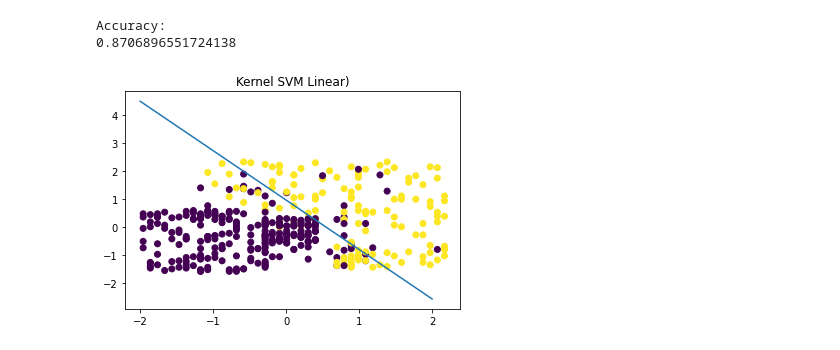
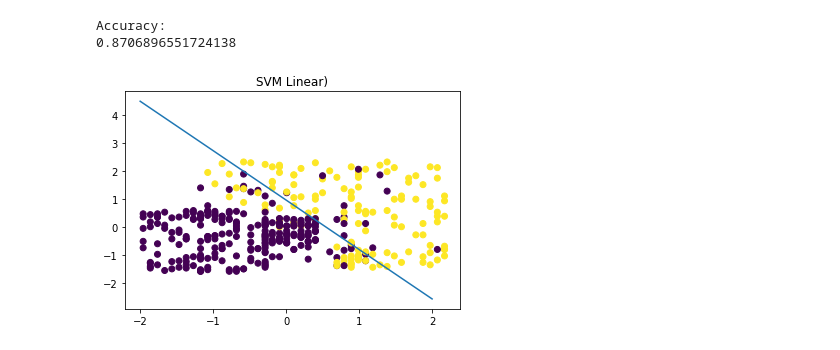
Before and after one commit to LiscaAngriani/APM_Kelompok3, a Jupyter notebook: SVM_Linear.ipynb, the cells around one changed output. Cells and saved outputs as stored; diff of their text form; code cells hidden in the pictures.

```diff
--- a/SVM_Linear.ipynb
+++ b/SVM_Linear.ipynb
@@ -87,14 +84,14 @@ Accuracy:
 # %%
 #Visualisasi
 
 plt.scatter(x_test[:,0],x_test[:,1],c = y_pred)
 plt.scatter(x_train[:,0],x_train[:,1],c = y_train)
 w = clf.coef_[0]
 a = -w[0] / w[1]
 xx = np.linspace(-2, 2)
 yy = a * xx - (clf.intercept_[0]) / w[1]
-plt.title('Kernel SVM Linear)')
+plt.title('SVM Linear)')
 plt.plot(xx, yy)
 plt.show()
 # %% [output]
-[figure, old version]
+[figure, new version]
```
Also changed, not shown: parts of 1 cell of this notebook.
